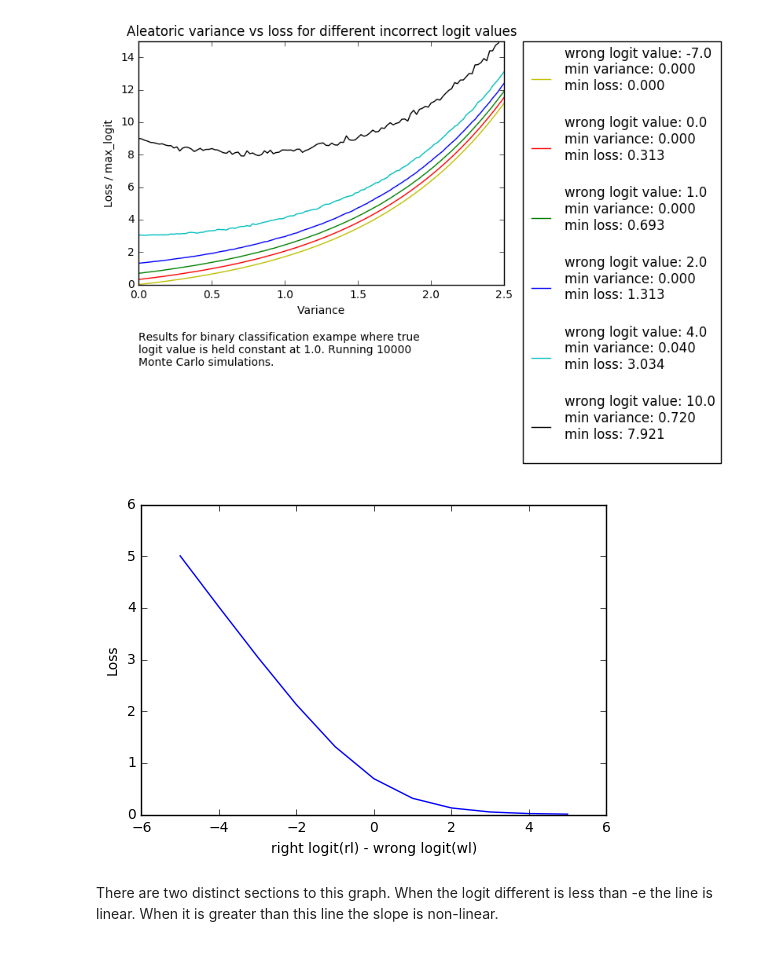
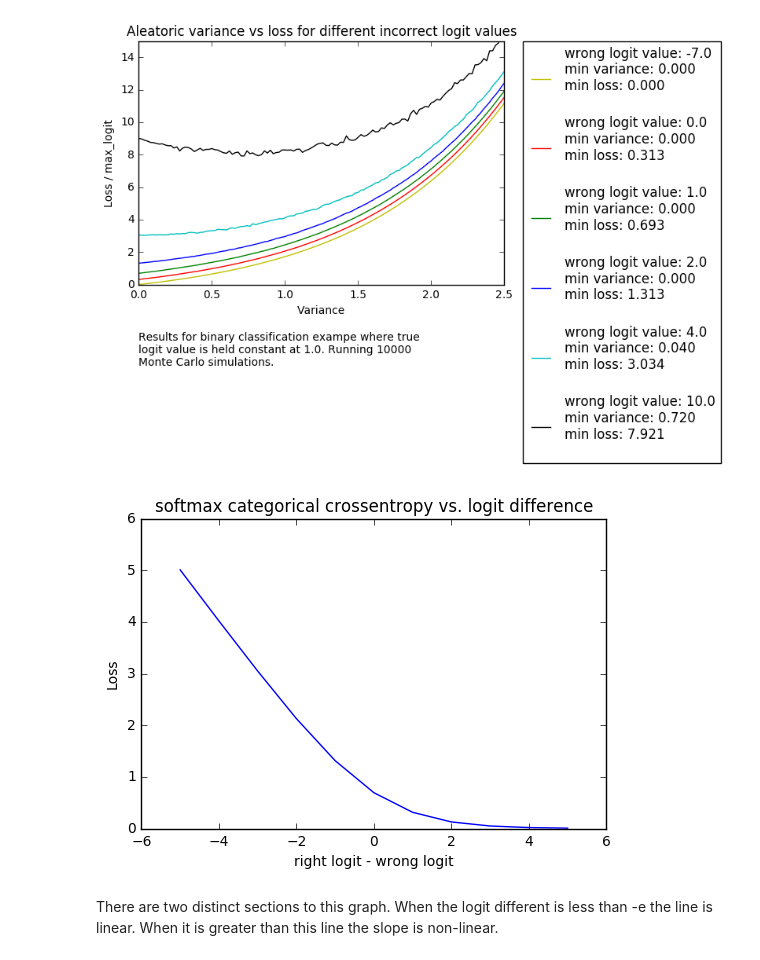
Before and after one commit to kyle-dorman/bayesian-neural-network-blogpost, a Jupyter notebook: analyze_aleatoric_uncertainty.ipynb, the cells around one changed output. Saved outputs shown, nothing was run; the diff lists cells and outputs as text; code cells hidden in the pictures.

```diff
--- a/analyze_aleatoric_uncertainty.ipynb
+++ b/analyze_aleatoric_uncertainty.ipynb
@@ -174,11 +174,11 @@ plot_variance_loss([4, 18, 20, 22, 26, 38])
 def bayesian_categorical_crossentropy_values(T, num_classes):
   def bayesian_categorical_crossentropy_internal(true, pred_var):
     # shape: [N, C]
-    std = true * K.sqrt(pred_var[:, num_classes:])
+    std = K.sqrt(pred_var[:, num_classes:])
     pred = pred_var[:, 0:num_classes]
     iterable = K.variable(np.ones(T))
     dist = distributions.Normal(loc=K.zeros_like(std), scale=std)
-    monte_carlo_results = K.map_fn(gaussian_categorical_crossentropy_values(true, pred, dist), iterable, name='monte_carlo_results')
+    monte_carlo_results = K.map_fn(gaussian_categorical_crossentropy_values(true, pred, dist, num_classes), iterable, name='monte_carlo_results')
     return K.mean(monte_carlo_results, axis=0)
   return bayesian_categorical_crossentropy_internal
 
@@ -190,10 +190,10 @@ def bayesian_categorical_crossentropy_values(T, num_classes):
 # pred - predicted logit values. Shape: (N, C)
 # dist - normal distribution to sample from. Shape: (N, C)
 # returns - total differences for all classes (N)
-def gaussian_categorical_crossentropy_values(true, pred, dist):
-  orig_loss = K.categorical_crossentropy(pred, true, from_logits=True)
+def gaussian_categorical_crossentropy_values(true, pred, dist, num_classes):
   def map_fn(i):
-    cross_entropy = K.categorical_crossentropy(pred + dist.sample(1), true, from_logits=True)
+    std_samples = K.transpose(dist.sample(num_classes))
+    cross_entropy = K.categorical_crossentropy(pred + std_samples, true, from_logits=True)
     return cross_entropy
   return map_fn
 # %%
@@ -202,12 +202,14 @@ true = np.dstack([np.ones(len(inputs)), np.zeros(len(inputs))])
 baysean_losses = K.eval(bayesian_categorical_crossentropy_values(1, 2)(K.variable(true), K.variable(inputs)))
 # %%
 import matplotlib.pyplot as plt
-plt.plot([-i for i in range(-5, 6)], baysean_losses[0][0])
-plt.xlabel('right logit(rl) - wrong logit(wl)')
+plt.plot([-i for i in range(-5, 6)], baysean_losses[0])
+plt.xlabel('right logit - wrong logit')
 plt.ylabel('Loss')
+plt.title('softmax categorical crossentropy vs. logit difference')
+plt.savefig('blog_images/softmax_categorical_crossentropy_v_logit_difference', bbox_inches='tight')
 plt.show()
 # %% [output]
-[figure, old version]
+[figure, new version]
 # %% [markdown]
 There are two distinct sections to this graph. When the logit different is less than -e the line is linear. When it is greater than this line the slope is non-linear.
 # %%
```
Also changed, not shown: parts of 9 cells of this notebook, 19 other files.
